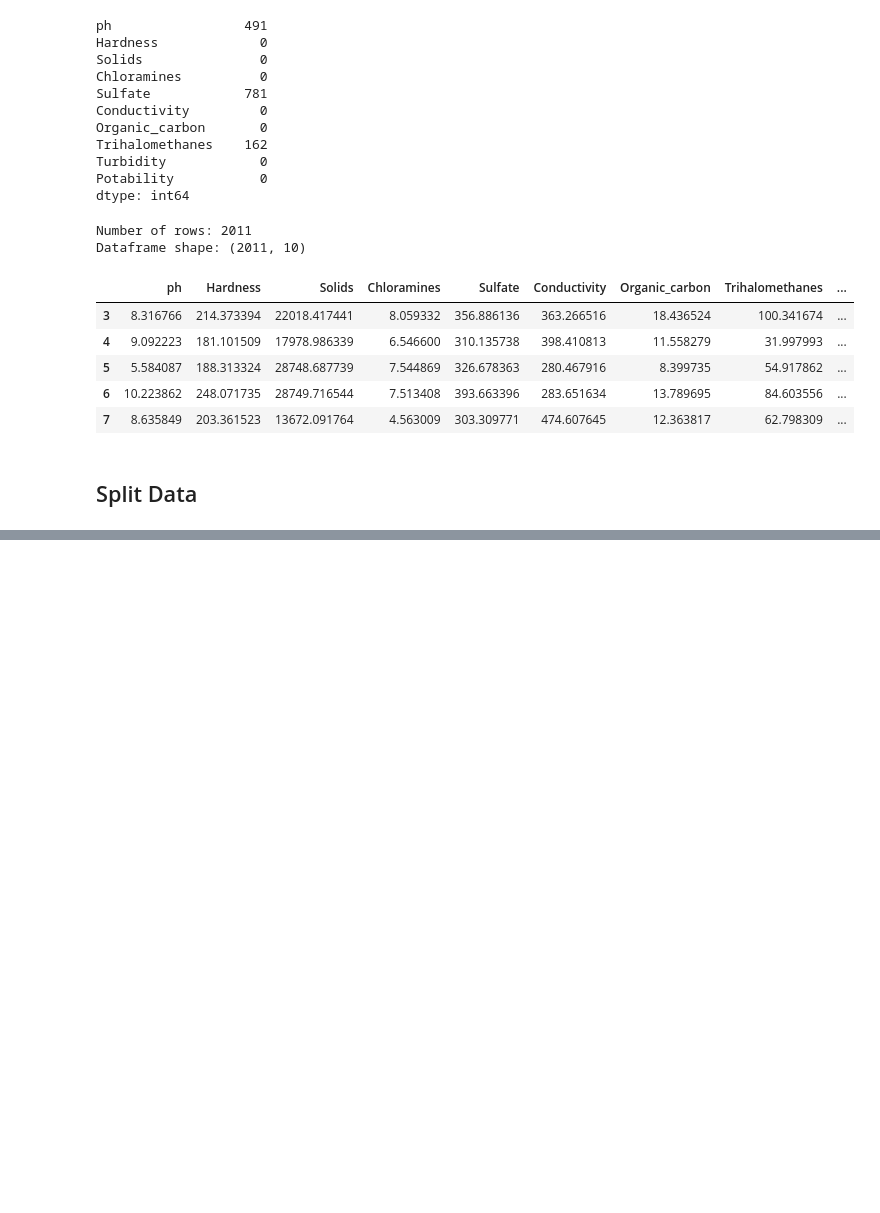
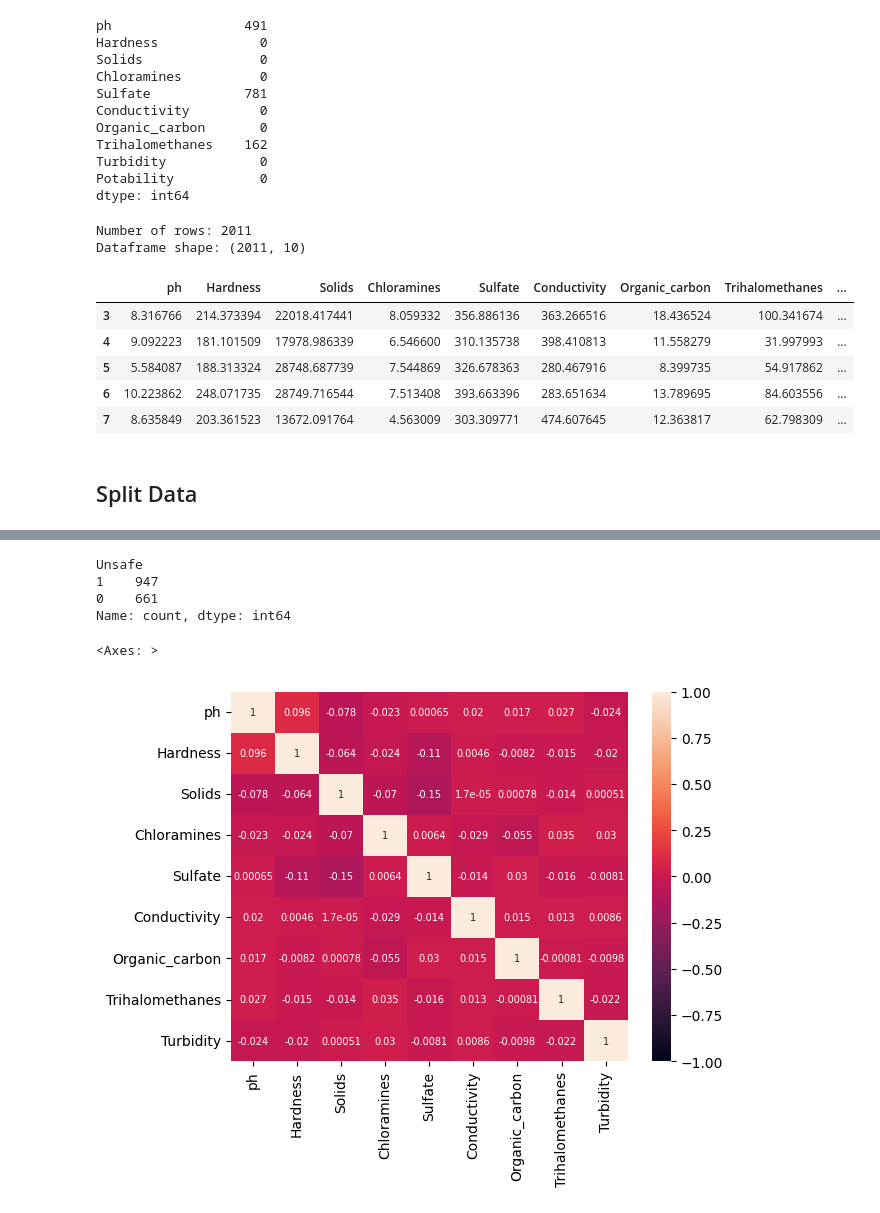
Before and after one commit to Nielam-Dass/Water-Potability-Analysis, a Jupyter notebook: Water_Potability_Data_Analysis.ipynb, the cells around one changed output, grey strips where cells are left out. Drawn from its saved outputs; the diff is of its cells as text; code cells hidden in the pictures; blank space fills up the shorter version.

Commit message:
Added potability data visualizations; Changed name of target variable

```diff
--- a/Water_Potability_Data_Analysis.ipynb
+++ b/Water_Potability_Data_Analysis.ipynb
@@ -89,7 +87,8 @@ dtype: int64
 # Remove rows with missing values
 potability_data = potability_data.dropna()
 # Switch 1/0 labels so that unsafe water samples are labeled 1 and safe water samples are labeled 0
-potability_data['Potability'] = 1 - potability_data['Potability']
+potability_data['Unsafe'] = 1 - potability_data['Potability']
+potability_data = potability_data.drop(columns='Potability')
 n = len(potability_data)
 print(f'Number of rows: {n}')
 print(f'Dataframe shape: {potability_data.shape}')
@@ -110,8 +109,8 @@ Dataframe shape: (2011, 10)
 # Separate features from labels
 from sklearn.model_selection import train_test_split
 
-X = potability_data.drop(columns='Potability')
-y = potability_data['Potability']
+X = potability_data.drop(columns='Unsafe')
+y = potability_data['Unsafe']
 X_train, X_test, y_train, y_test = train_test_split(X, y, test_size=0.2, random_state=1)
 train_n = len(X_train)
 test_n = len(X_test)
@@ -137,0 +153,16 @@ Test y data shape: (403,)
+# %%
+# Count 1 and 0 labels in training data
+y_train.value_counts()
+# %% [output]
+Unsafe
+1    947
+0    661
+Name: count, dtype: int64
+# %%
+# Display correlation matrix between features
+import seaborn as sns
+corr_matrix = X_train.corr()
+sns.heatmap(corr_matrix, annot=True, vmin=-1.0, vmax=1.0, annot_kws={'fontsize':7})
+# %% [output]
+<Axes: >
+[figure, added]
```
Also changed, not shown: parts of 8 cells of this notebook.
